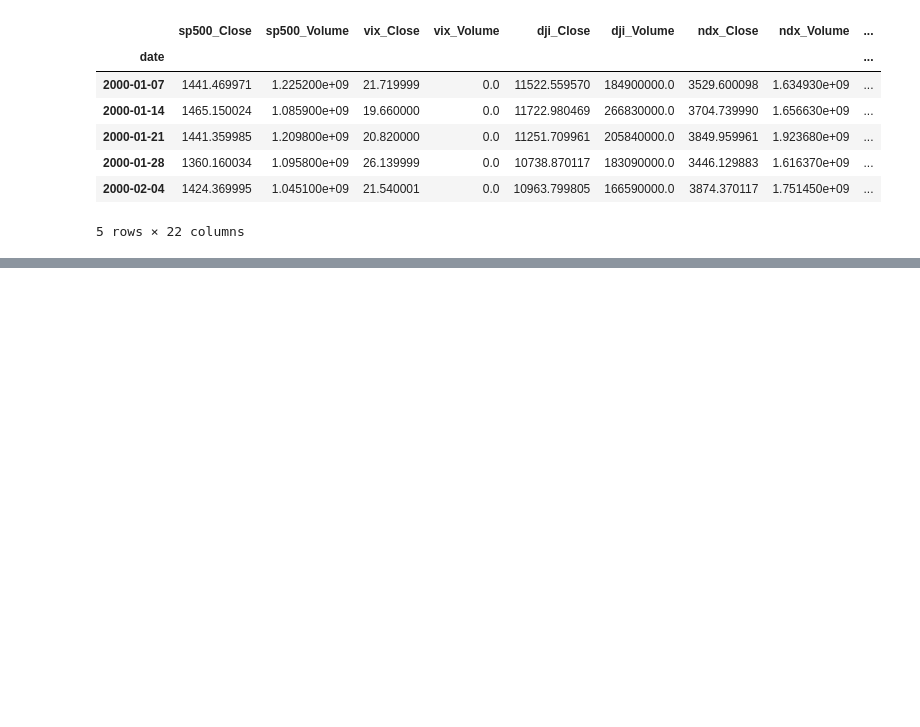
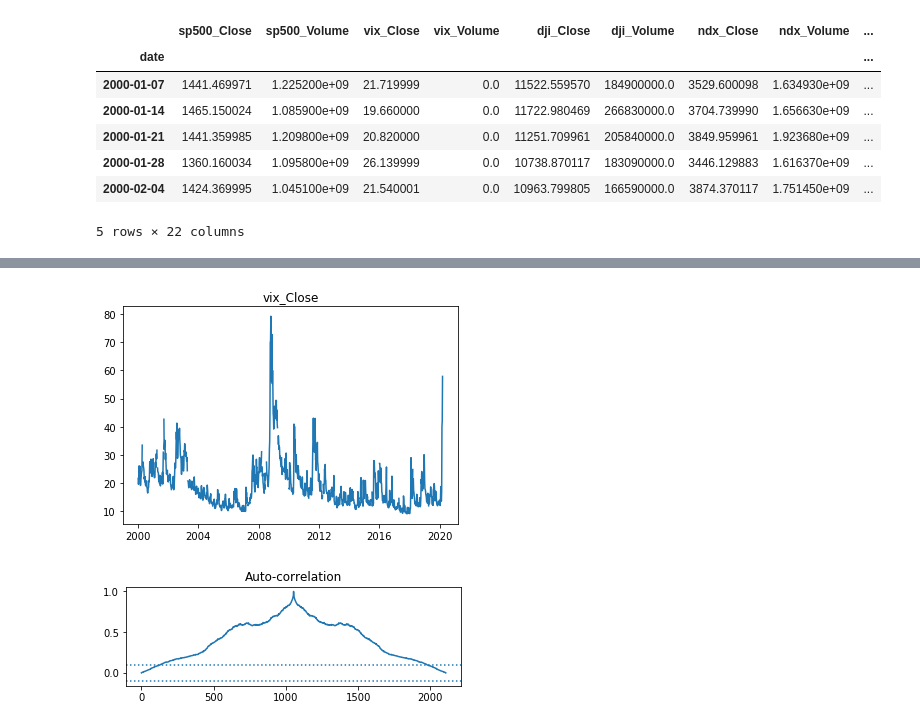
Before and after one commit to silvanaribeiro/TimeSeriesArticle, a Jupyter notebook: Fluxo 4/Plot Indexes.ipynb, the cells around one changed output, grey strips where cells are left out. Cells and saved outputs as stored; diff of their text form; code cells hidden in the pictures; blank space fills up the shorter version.

```diff
--- a/Fluxo 4/Plot Indexes.ipynb
+++ b/Fluxo 4/Plot Indexes.ipynb
@@ -426,0 +97,19 @@ plt.show()
+# %%
+plt.figure()
+plt.subplot(1, 1,1 )
+plt.plot(indexes.index, indexes['vix_Close'])
+plt.title('vix_Close')
+plt.show()
+plt.subplot(2, 1, 1)
+normalized = preprocessing.normalize([np.array(indexes["vix_Close"].fillna(0))])
+corr = signal.correlate(normalized, normalized, mode='full')
+plt.plot(corr[0])
+plt.axhline(0.1, ls=':')
+plt.axhline(-0.1, ls=':')
+plt.title('Auto-correlation')
+plt.show()
+
+# Some decreasing trend? seasonality
+# %% [output]
+[figure, added]
+[figure, added]
```
Also changed, not shown: parts of 45 cells of this notebook, 2 other files.
